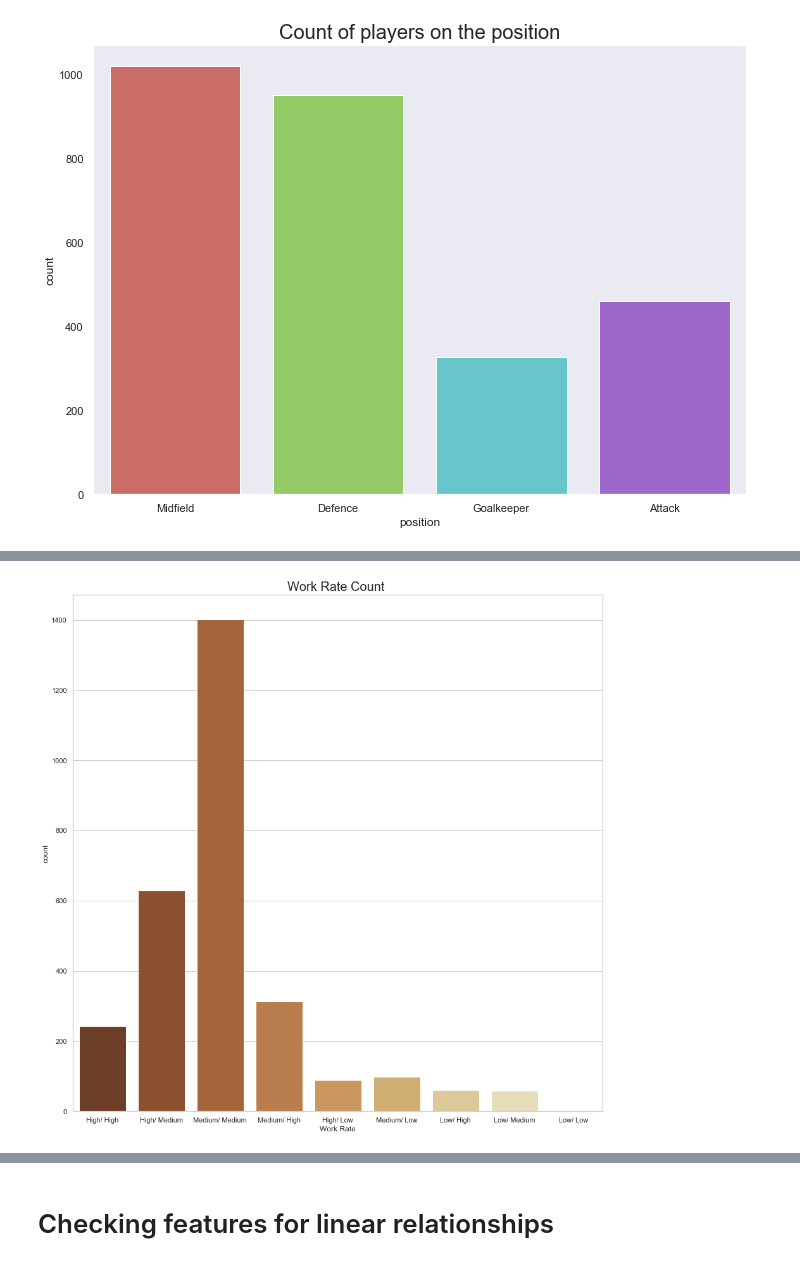
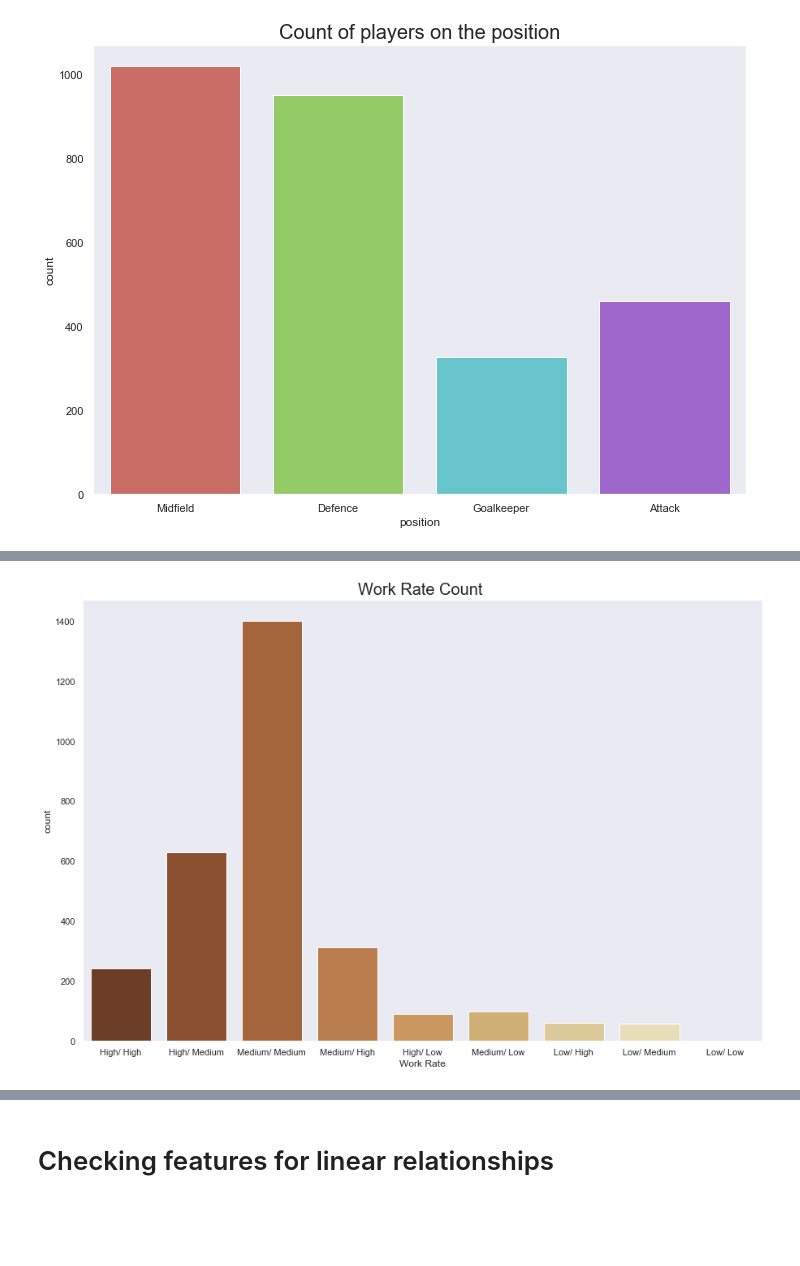
Before and after one commit to chibz3/nyc-mhtn-ds-051120-lectures, a Jupyter notebook: Mod_2/project/fifa_project.ipynb, the cells around one changed output, grey strips where cells are left out. Cells and saved outputs as stored; diff of their text form; code cells hidden in the pictures; blank space fills up the shorter version.

```diff
--- a/Mod_2/project/fifa_project.ipynb
+++ b/Mod_2/project/fifa_project.ipynb
@@ -396,3 +290,4 @@ See the caveats in the documentation: https://pandas.pydata.org/pandas-docs/stab
 # %%
-#df['Height']= pd.to_numeric(df['Height'])
+#change height to a numeric value
+df['Height']= pd.to_numeric(df['Height'])
 # %% [output]
@@ -609,2 +455,11 @@ df[(df['Body Type'] == 'Stocky')].sort_values(by= "Weight", ascending= False)#&
 # %% [markdown]
 # Visualizations and EDA
+# %%
+sns.set(style ="dark", palette="colorblind", color_codes=True)
+x = df.Value
+plt.figure(figsize=(15,10))
+ax = sns.distplot(x, bins = 100, kde = False, color='green', norm_hist=False)
+ax.set_xlabel(xlabel="Value", fontsize=16)
+ax.set_ylabel(ylabel='Number of players', fontsize=16)
+ax.set_title(label='Distribution of players Value in Euros', fontsize=20)
+plt.show()
@@ -754,3 +611,12 @@ sns.boxenplot(data=df, x="Age", y="Overall")
 # %% [output]
 <matplotlib.axes._subplots.AxesSubplot at 0x...>
 [figure]
+# %%
+plt.rcParams['figure.figsize'] = (20, 10)
+plt.style.use('seaborn-dark-palette')
+
+sns.boxenplot(df['Age'],df['Overall'], hue = df['Preferred Foot'], palette = 'Dark2')
+plt.title('Comparison of Overall Scores and age wrt Preferred foot', fontsize = 22)
+plt.ylabel("Overall", fontsize=30 )
+plt.xlabel("Age", fontsize=30)
+plt.show()
@@ -790,8 +660,8 @@ Accent, Accent_r, Blues, Blues_r, BrBG, BrBG_r, BuGn, BuGn_r, BuPu, BuPu_r, CMRm
 # %%
 
 #work rates and its distribution in the data
-fig2, ax = plt.subplots(figsize=(15,15))
-ax = sns.countplot(x = 'Work Rate', data = df, palette = 'YlOrBr_r', saturation=0.5);
+fig2, ax = plt.subplots(figsize=(15,10))
+ax = sns.countplot(x = 'Work Rate', data = df, palette = 'YlOrBr_r', saturation=0.5,  );
 ax.set_title(label='Work Rate Count ', fontsize=20);
 # %% [output]
-[figure, old version]
+[figure, new version]
```
Also changed, not shown: parts of 86 cells of this notebook.
